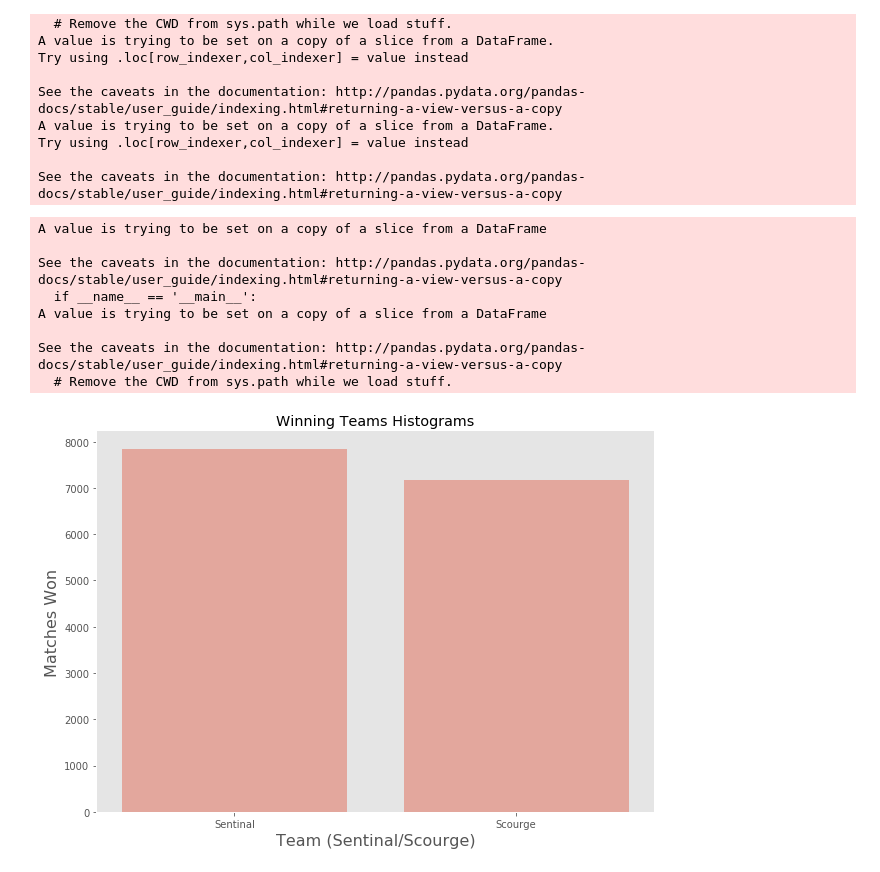
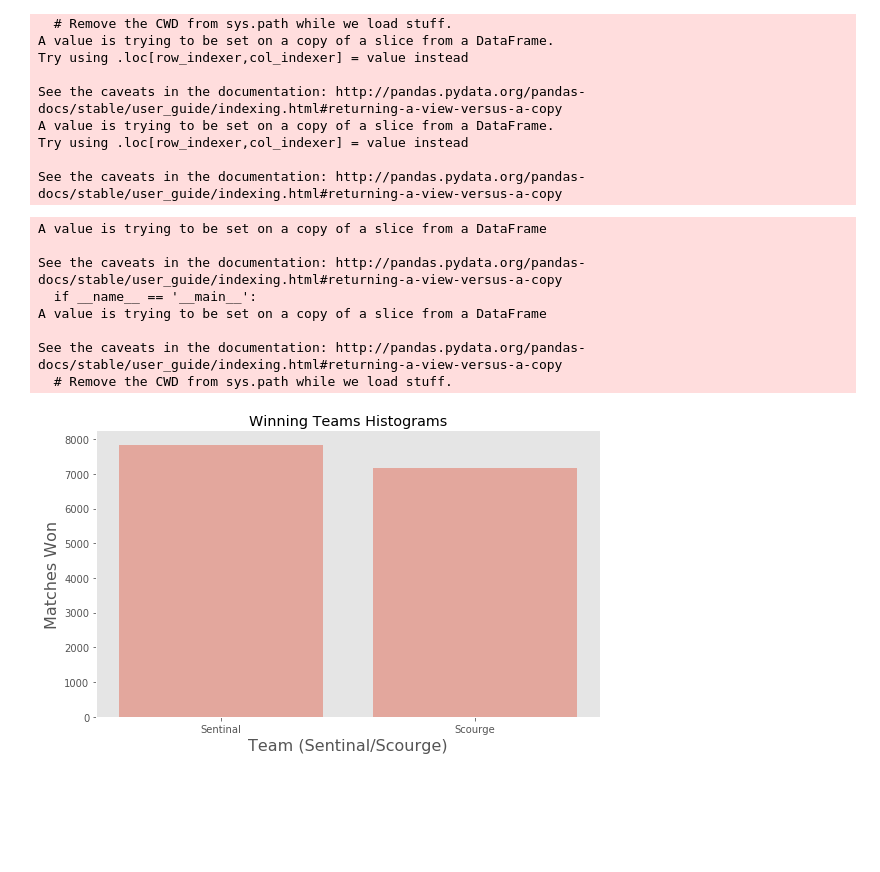
Before and after one commit to Gal-Gilor/In_Zeus_We_Trust, a Jupyter notebook: dota2_EDA.ipynb, the cells around one changed output. Drawn from its saved outputs; the diff is of its cells as text; code cells hidden in the pictures; blank space fills up the shorter version.

```diff
--- a/dota2_EDA.ipynb
+++ b/dota2_EDA.ipynb
@@ -14,6 +14,9 @@ plt.style.use('ggplot')
 import requests
 from bs4 import BeautifulSoup
 from sklearn.preprocessing import StandardScaler
+
+from matplotlib import rcParams
+rcParams.update({'figure.autolayout': True})
 # %%
 df = pd.read_csv('dota_games.txt', sep=",", header=None, names=["Sentinal_1", "Sentinal_2",
                                                                 "Sentinal_3", "Sentinal_4", "Sentinal_5",
@@ -112,35 +115,35 @@ sum_wins_by_team = pd.concat([dummies_df, outcome_df], axis=1)
 sum_wins_by_team = sum_wins_by_team.groupby(['Sentinal', 'Scourge']).sum()
 sum_wins_by_team.reset_index(inplace=True)
 
 sum_wins_by_team['Sentinal'][1] = len(sentinal_winners)
 sum_wins_by_team['Sentinal'][0] = (15000 - len(sentinal_winners))
 sum_wins_by_team.drop('Scourge', axis=1, inplace=True)
 
 # Plot the bar chat to show how many times each team won
-plt.figure(figsize=(10, 7))
+plt.figure(figsize=(8, 5))
 plt.bar(['Sentinal', 'Scourge'], [len(sentinal_winners), (15000-len(sentinal_winners))], alpha=0.4)
 
 # Remove the plot frame lines.
 ax = plt.subplot(111)
 ax.spines["top"].set_visible(False)
 ax.spines["right"].set_visible(False)
 plt.grid(b=None)
 
 # set labels
 plt.title("Winning Teams Histograms")
 plt.xlabel("Team (Sentinal/Scourge)", fontsize=16)
 plt.ylabel("Matches Won", fontsize=16)
 plt.savefig('classes_hist.png')
 # %% [output]
 A value is trying to be set on a copy of a slice from a DataFrame
 
 See the caveats in the documentation: http://pandas.pydata.org/pandas-docs/stable/user_guide/indexing.html#returning-a-view-versus-a-copy
   if __name__ == '__main__':
 A value is trying to be set on a copy of a slice from a DataFrame
 
 See the caveats in the documentation: http://pandas.pydata.org/pandas-docs/stable/user_guide/indexing.html#returning-a-view-versus-a-copy
   # Remove the CWD from sys.path while we load stuff.
-[figure, old version]
+[figure, new version]
 # %%
 # Sort characters based on their main attribute (Strength, Agility, Intellegence)
 str_heroes = hlf.character_by_attributes('Strength')
```
Also changed, not shown: parts of 39 cells of this notebook, 7 other files.
